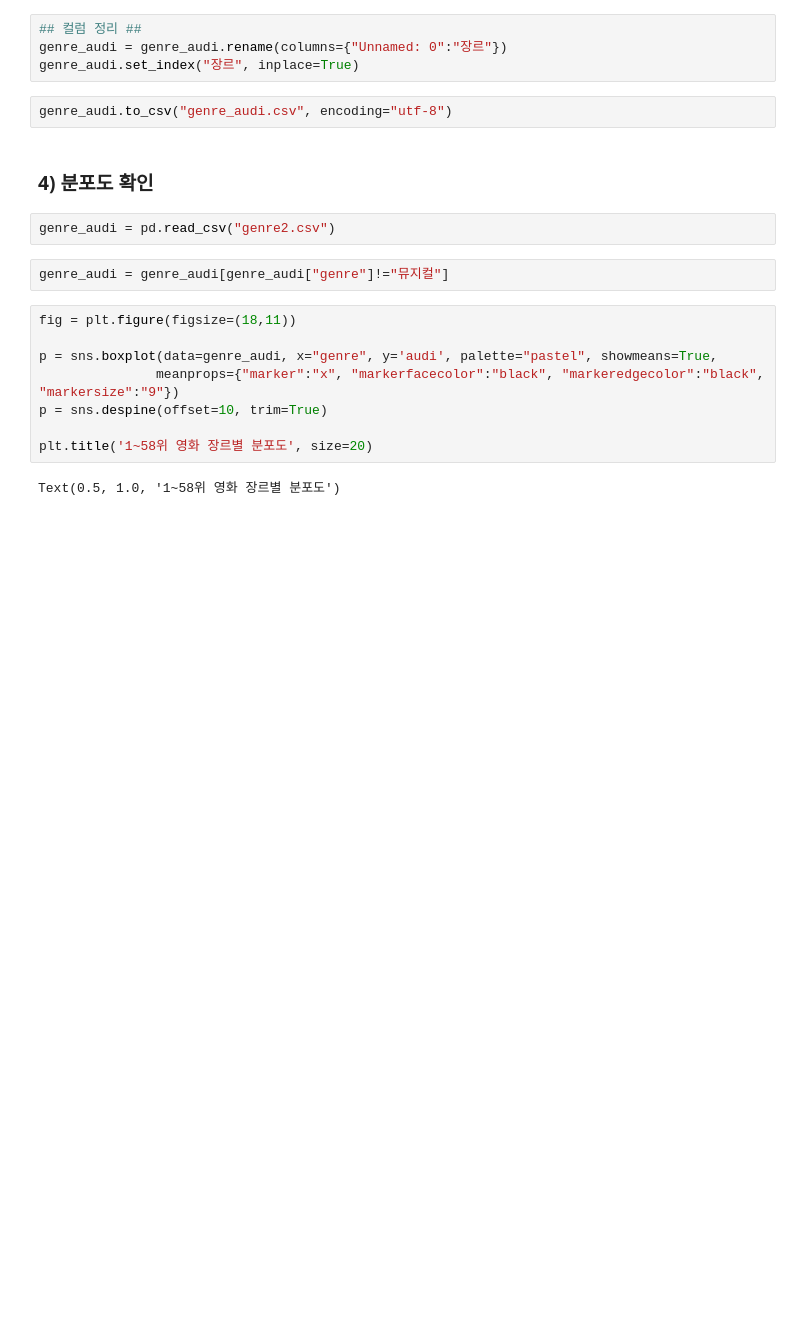
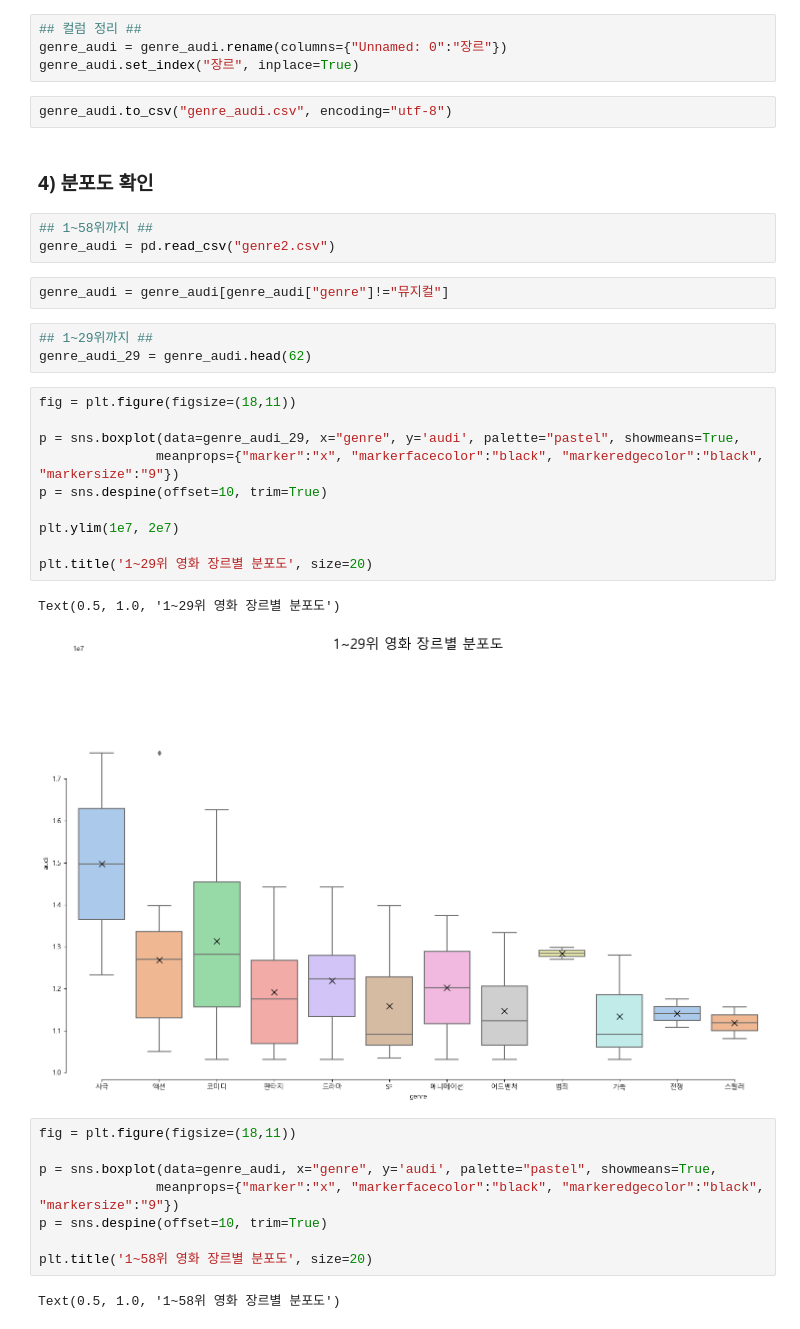
Before and after one commit to zarnits/10M_Movie, a Jupyter notebook: analysis/11. 장르별 영화 분포 & 관객수 분석.ipynb, the cells around one changed output. Drawn from its saved outputs; the diff is of its cells as text; blank space fills up the shorter version.

```diff
--- a/analysis/11. 장르별 영화 분포 & 관객수 분석.ipynb
+++ b/analysis/11. 장르별 영화 분포 & 관객수 분석.ipynb
@@ -329,9 +371,26 @@ genre_audi.to_csv("genre_audi.csv", encoding="utf-8")
 # %% [markdown]
 ### 4) 분포도 확인
 # %%
+## 1~58위까지 ##
 genre_audi = pd.read_csv("genre2.csv")
 # %%
 genre_audi = genre_audi[genre_audi["genre"]!="뮤지컬"]
+# %%
+## 1~29위까지 ##
+genre_audi_29 = genre_audi.head(62)
+# %%
+fig = plt.figure(figsize=(18,11))
+
+p = sns.boxplot(data=genre_audi_29, x="genre", y='audi', palette="pastel", showmeans=True,
+               meanprops={"marker":"x", "markerfacecolor":"black", "markeredgecolor":"black", "markersize":"9"})
+p = sns.despine(offset=10, trim=True)
+
+plt.ylim(1e7, 2e7)
+
+plt.title('1~29위 영화 장르별 분포도', size=20)
+# %% [output]
+Text(0.5, 1.0, '1~29위 영화 장르별 분포도')
+[figure, added]
 # %%
 fig = plt.figure(figsize=(18,11))
 
```
Also changed, not shown: parts of 15 cells of this notebook, 3 other files.
